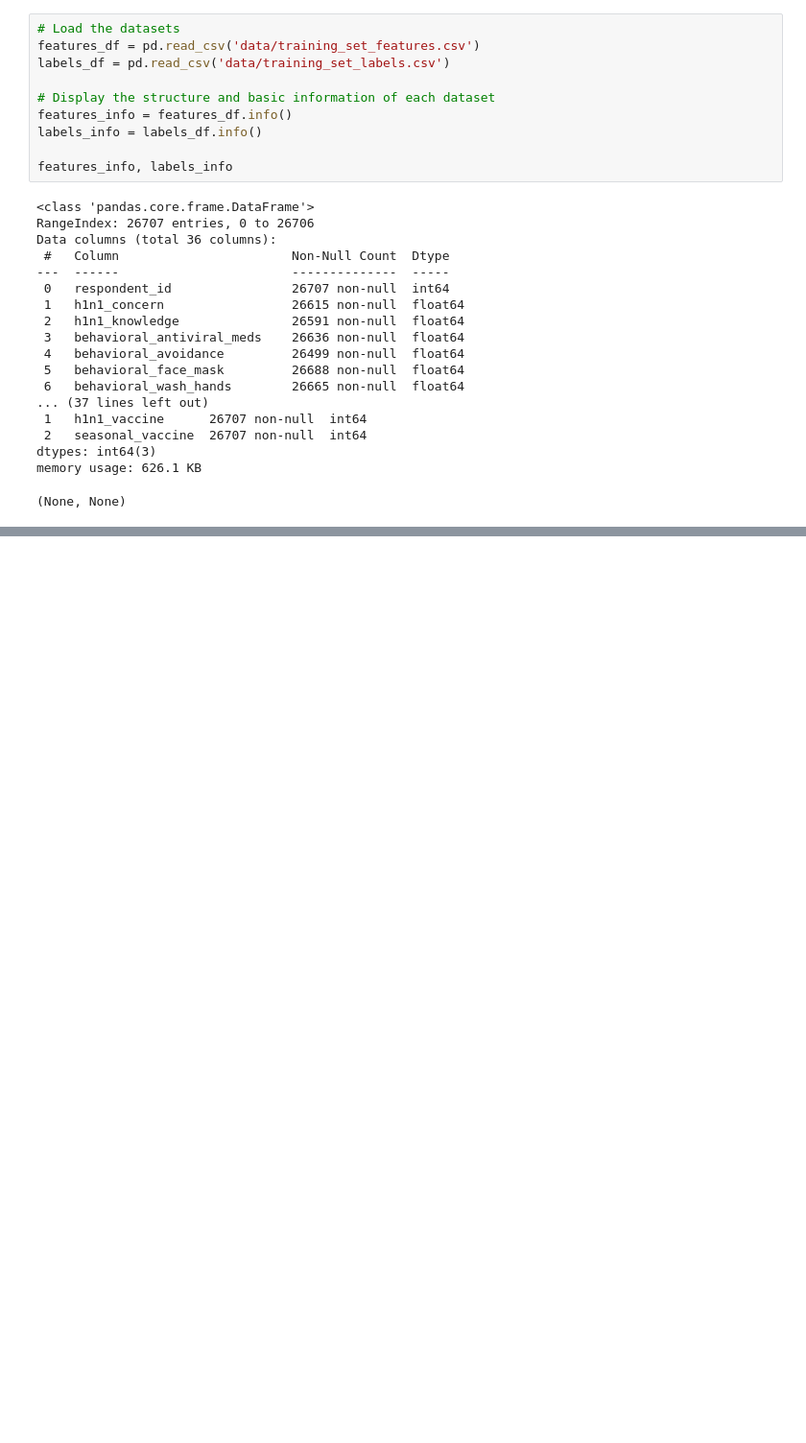
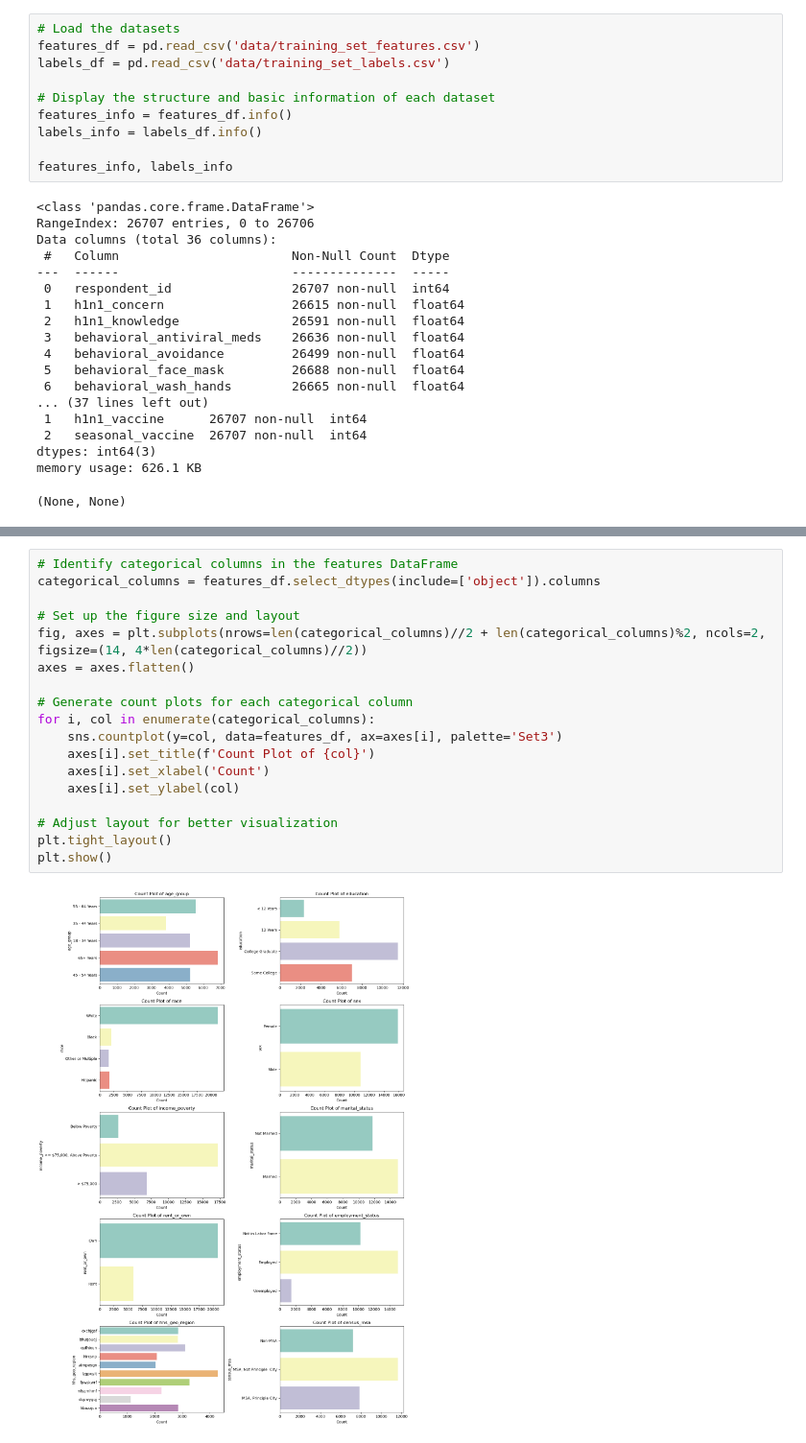
Before and after one commit to DrTechBro/Vaccine-Visions, a Jupyter notebook: index.ipynb, the cells around one changed output, grey strips where cells are left out. Shown at 96% size. Drawn from its saved outputs; the diff is of its cells as text; blank space fills up the shorter version.

```diff
--- a/index.ipynb
+++ b/index.ipynb
@@ -361,0 +298,20 @@ This heatmap reinforces the conclusion from the Chi-square test that there is a
+# %%
+# Identify categorical columns in the features DataFrame
+categorical_columns = features_df.select_dtypes(include=['object']).columns
+
+# Set up the figure size and layout
+fig, axes = plt.subplots(nrows=len(categorical_columns)//2 + len(categorical_columns)%2, ncols=2, figsize=(14, 4*len(categorical_columns)//2))
+axes = axes.flatten()
+
+# Generate count plots for each categorical column
+for i, col in enumerate(categorical_columns):
+    sns.countplot(y=col, data=features_df, ax=axes[i], palette='Set3')
+    axes[i].set_title(f'Count Plot of {col}')
+    axes[i].set_xlabel('Count')
+    axes[i].set_ylabel(col)
+
+# Adjust layout for better visualization
+plt.tight_layout()
+plt.show()
+# %% [output]
+[figure, added]
```
Also changed, not shown: parts of 112 cells of this notebook.
